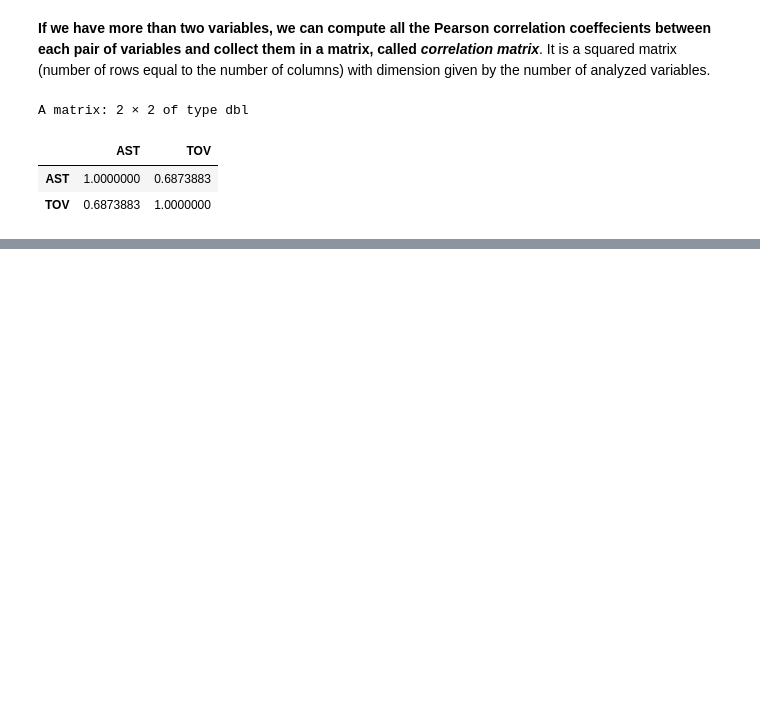
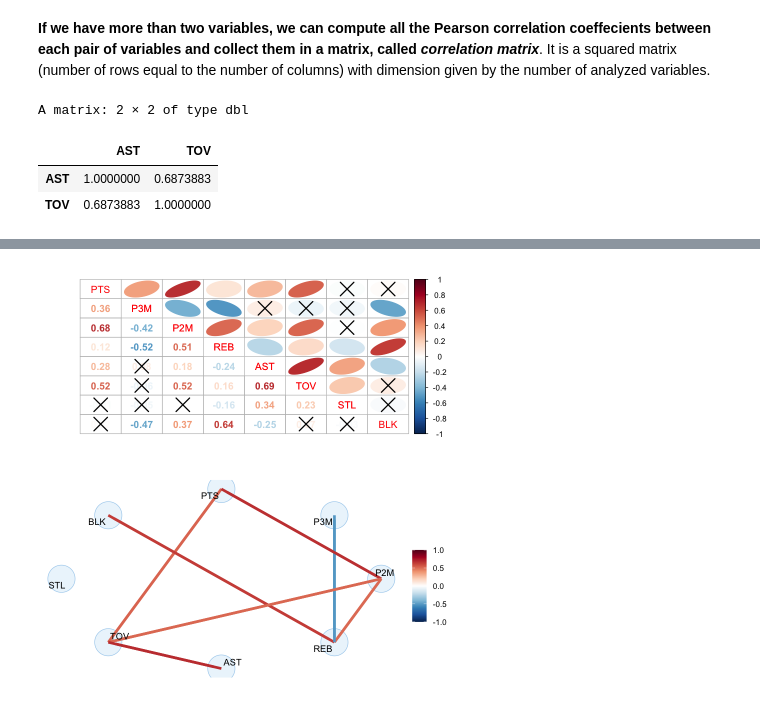
Before and after one commit to rajansawhney/basketball-data-science, a Jupyter notebook: notebooks/02-discovering-patterns-in-data.ipynb, the cells around one changed output, grey strips where cells are left out. Saved outputs shown, nothing was run; the diff lists cells and outputs as text; code cells hidden in the pictures; blank space fills up the shorter version.

Commit message:
linear correlation continued...

```diff
--- a/notebooks/02-discovering-patterns-in-data.ipynb
+++ b/notebooks/02-discovering-patterns-in-data.ipynb
@@ -303,0 +419,3 @@ A matrix: 2 × 2 of type dbl
+# %%
+data <- merge(Pbox, Tadd, by="Team")
+data <- subset(data, MIN>=500)
@@ -303,0 +438,5 @@ A matrix: 2 × 2 of type dbl
+# %%
+X <- data.frame(PTS, P3M, P2M, REB=(OREB+DREB), AST,
+                TOV, STL, BLK)/MIN
+# %%
+X <- data.frame(X, Playoff=Playoff)
@@ -303,0 +447,2 @@ A matrix: 2 × 2 of type dbl
+# %%
+corrmatrix <- corranalysis(X[,1:8], threshold=0.5)
@@ -303,0 +496,4 @@ A matrix: 2 × 2 of type dbl
+# %%
+plot(corrmatrix, main="Linear correlation matrix plot", horizontal=FALSE)
+# %% [output]
+[figure, added]
```
Also changed, not shown: parts of 28 cells of this notebook, 1 other file.
